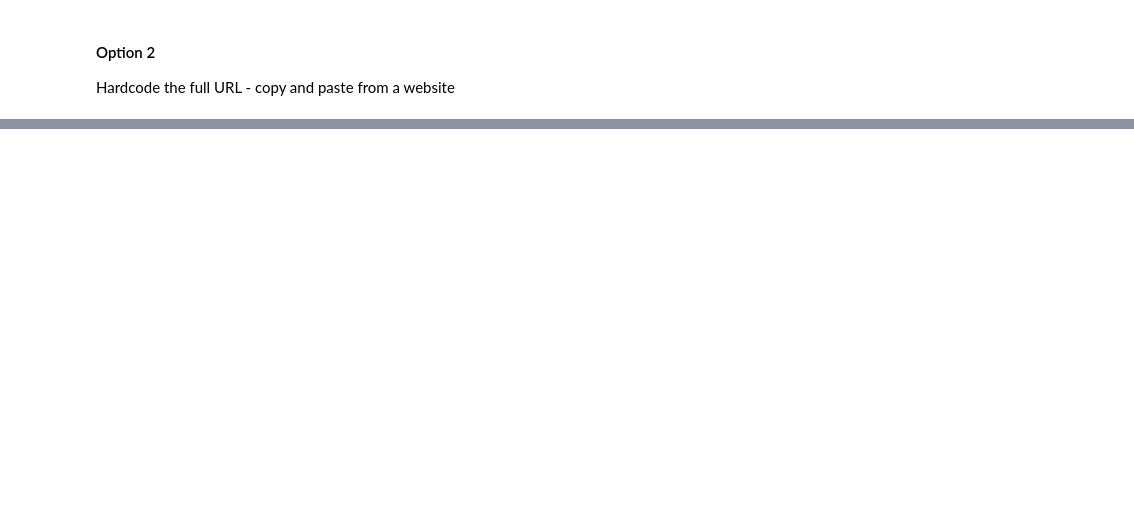
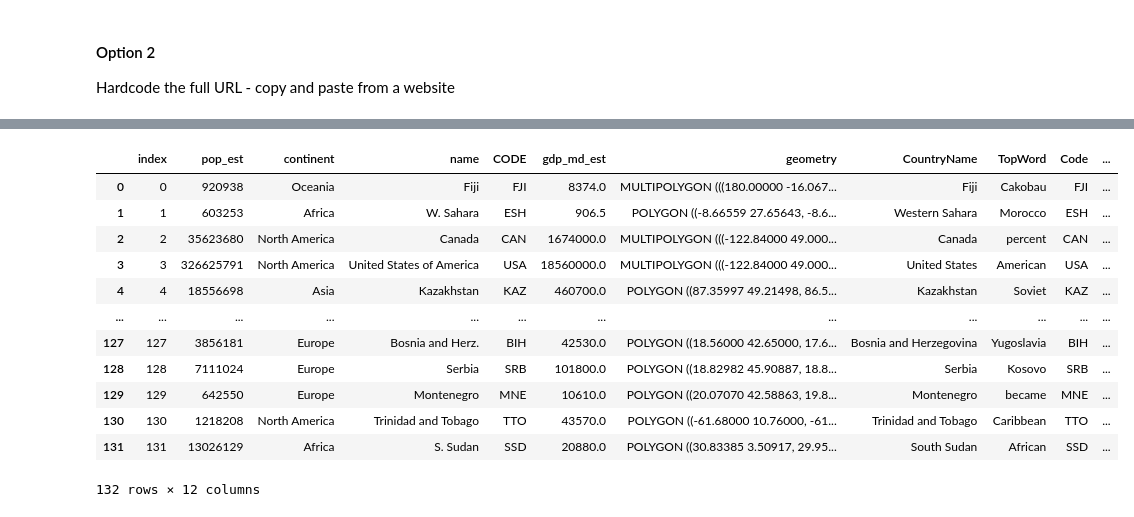
Before and after one commit to maciejtarsa/Webpage-Word-Counter, a Jupyter notebook: word_counter.ipynb, the cells around one changed output, grey strips where cells are left out. Saved outputs shown, nothing was run; the diff lists cells and outputs as text; code cells hidden in the pictures; blank space fills up the shorter version.

```diff
--- a/word_counter.ipynb
+++ b/word_counter.ipynb
@@ -144,0 +386,18 @@ top_words(url)
+# %%
+# generate country code  based on country name
+import pycountry
+
+def alpha3code(column):
+    CODE=[]
+    for country in column:
+        try:
+            code=pycountry.countries.get(name=country).alpha_3
+           # .alpha_3 means 3-letter country code
+           # .alpha_2 means 2-letter country code
+            CODE.append(code)
+        except:
+            CODE.append('None')
+    return CODE
+# create a column for code
+country_words['CODE']=alpha3code(country_words['CountryName'])
+country_words.head()
@@ -144,0 +411,19 @@ top_words(url)
+# %%
+!pip install geopandas
+
+import geopandas
+
+# access geopandas dataset to get location information for each country
+world = geopandas.read_file(geopandas.datasets.get_path('naturalearth_lowres'))
+
+# rename the columns so that we can merge with our data
+world.columns=['pop_est', 'continent', 'name', 'CODE', 'gdp_md_est', 'geometry']
+# then merge with our data
+merge=pd.merge(world,country_words,on='CODE')
+
+# last thing we need to do is - merge again with our location data which contains each country’s latitude and longitude
+location=pd.read_csv('https://raw.githubusercontent.com/melanieshi0120/COVID-19_global_time_series_panel_data/master/data/countries_latitude_longitude.csv')
+merge=merge.merge(location,on='name').reset_index()
+
+merge
+# %% [output]
@@ -144,0 +446,13 @@ top_words(url)
+|  | index | pop_est | continent | name | CODE | gdp_md_est | geometry | CountryName | TopWord | Code | ... |
+| 0 | 0 | 920938 | Oceania | Fiji | FJI | 8374.0 | MULTIPOLYGON (((180.00000 -16.067... | Fiji | Cakobau | FJI | ... |
+| 1 | 1 | 603253 | Africa | W. Sahara | ESH | 906.5 | POLYGON ((-8.66559 27.65643, -8.6... | Western Sahara | Morocco | ESH | ... |
+| 2 | 2 | 35623680 | North America | Canada | CAN | 1674000.0 | MULTIPOLYGON (((-122.84000 49.000... | Canada | percent | CAN | ... |
+| 3 | 3 | 326625791 | North America | United States of America | USA | 18560000.0 | MULTIPOLYGON (((-122.84000 49.000... | United States | American | USA | ... |
+| 4 | 4 | 18556698 | Asia | Kazakhstan | KAZ | 460700.0 | POLYGON ((87.35997 49.21498, 86.5... | Kazakhstan | Soviet | KAZ | ... |
+| ... | ... | ... | ... | ... | ... | ... | ... | ... | ... | ... | ... |
+| 127 | 127 | 3856181 | Europe | Bosnia and Herz. | BIH | 42530.0 | POLYGON ((18.56000 42.65000, 17.6... | Bosnia and Herzegovina | Yugoslavia | BIH | ... |
+| 128 | 128 | 7111024 | Europe | Serbia | SRB | 101800.0 | POLYGON ((18.82982 45.90887, 18.8... | Serbia | Kosovo | SRB | ... |
+| 129 | 129 | 642550 | Europe | Montenegro | MNE | 10610.0 | POLYGON ((20.07070 42.58863, 19.8... | Montenegro | became | MNE | ... |
+| 130 | 130 | 1218208 | North America | Trinidad and Tobago | TTO | 43570.0 | POLYGON ((-61.68000 10.76000, -61... | Trinidad and Tobago | Caribbean | TTO | ... |
+| 131 | 131 | 13026129 | Africa | S. Sudan | SSD | 20880.0 | POLYGON ((30.83385 3.50917, 29.95... | South Sudan | African | SSD | ... |
+132 rows × 12 columns
```
Also changed, not shown: parts of 25 cells of this notebook.
